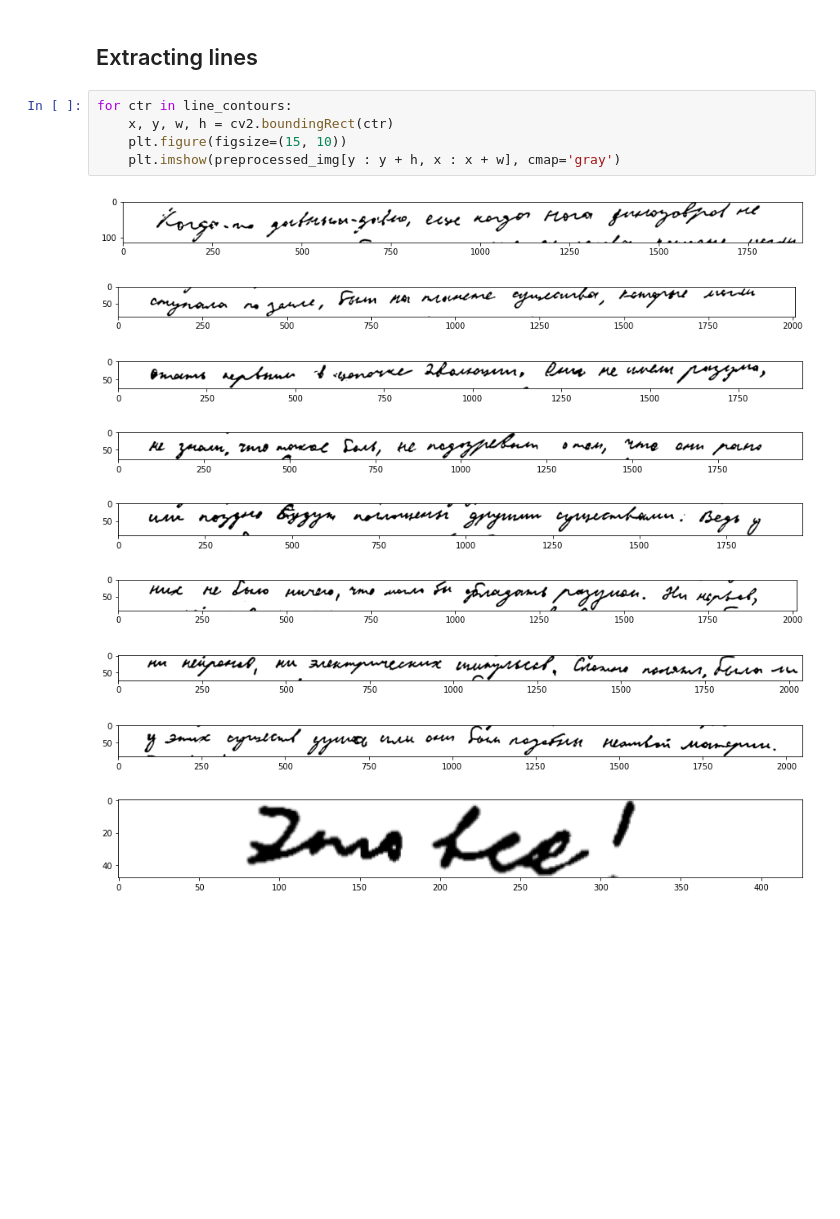
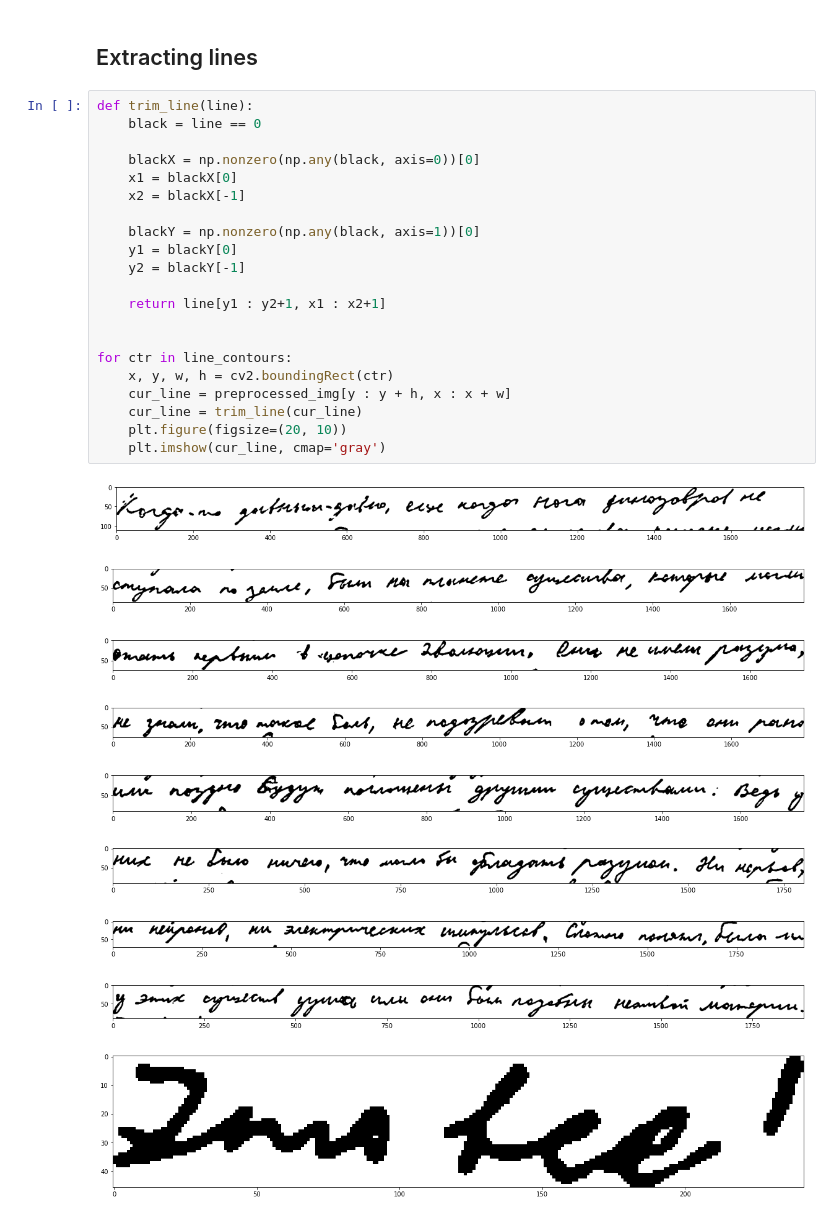
Before and after one commit to MaxMalts/Thesis, a Jupyter notebook: text-recognizer/ipynb/lines_extraction.ipynb, the cells around one changed output. Cells and saved outputs as stored; diff of their text form; blank space fills up the shorter version.

Commit message:
Added lines trimming

```diff
--- a/text-recognizer/ipynb/lines_extraction.ipynb
+++ b/text-recognizer/ipynb/lines_extraction.ipynb
@@ -272,17 +275,33 @@ line_contours = sorted(line_contours, key = lambda ctr : cv2.boundingRect(ctr)[1
 # %% [markdown]
 ## Extracting lines
-# %%
-for ctr in line_contours:
-    x, y, w, h = cv2.boundingRect(ctr)
-    plt.figure(figsize=(15, 10))
-    plt.imshow(preprocessed_img[y : y + h, x : x + w], cmap='gray')
-# %% [output]
-[figure, removed]
-[figure, removed]
-[figure, removed]
-[figure, removed]
-[figure, removed]
-[figure, removed]
-[figure, removed]
-[figure, removed]
-[figure, removed]
+# %%
+def trim_line(line):
+    black = line == 0
+
+    blackX = np.nonzero(np.any(black, axis=0))[0]
+    x1 = blackX[0]
+    x2 = blackX[-1]
+
+    blackY = np.nonzero(np.any(black, axis=1))[0]
+    y1 = blackY[0]
+    y2 = blackY[-1]
+
+    return line[y1 : y2+1, x1 : x2+1]
+
+
+for ctr in line_contours:
+    x, y, w, h = cv2.boundingRect(ctr)
+    cur_line = preprocessed_img[y : y + h, x : x + w]
+    cur_line = trim_line(cur_line)
+    plt.figure(figsize=(20, 10))
+    plt.imshow(cur_line, cmap='gray')
+# %% [output]
+[figure, added]
+[figure, added]
+[figure, added]
+[figure, added]
+[figure, added]
+[figure, added]
+[figure, added]
+[figure, added]
+[figure, added]
```
Also changed, not shown: parts of 7 cells of this notebook, 2 other files.
